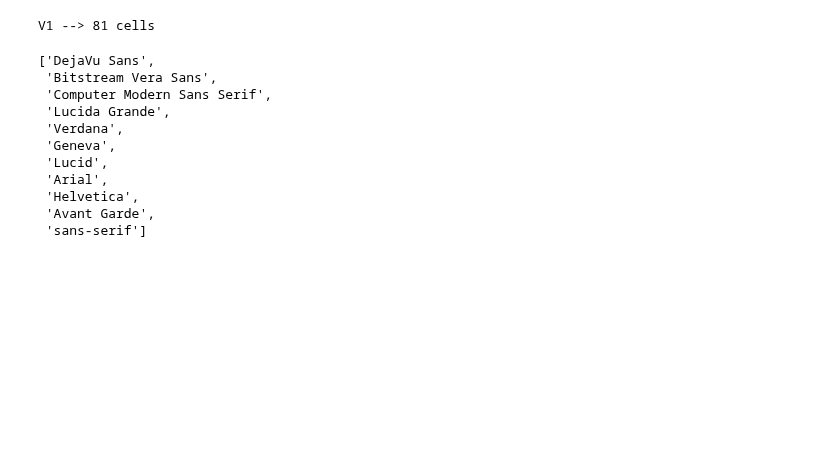
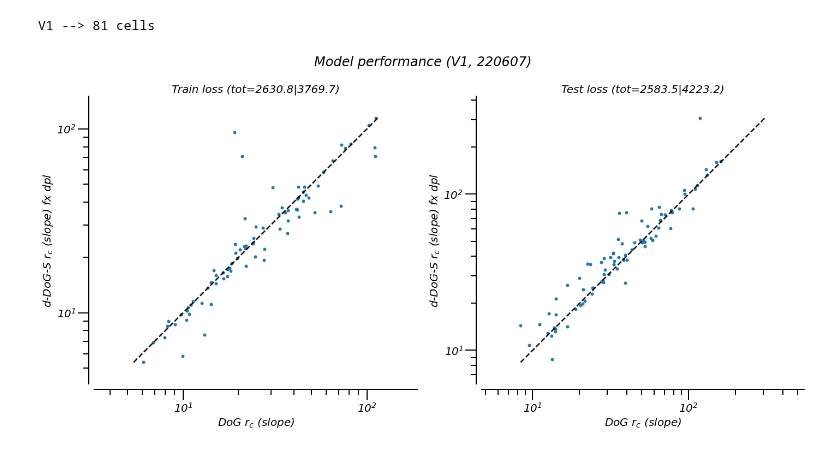
Before and after one commit to paul-levy/SF-diversity, a Jupyter notebook: 01_sfTuning_contrast.ipynb, the cells around one changed output. Cells and saved outputs as stored; diff of their text form; code cells hidden in the pictures; blank space fills up the shorter version.

```diff
--- a/01_sfTuning_contrast.ipynb
+++ b/01_sfTuning_contrast.ipynb
@@ -880,10 +881,15 @@ Now, what about cross-validation?
 thresh = -1e5;
 
 expDirs = ['V1']#, 'V1_BB']#, 'V1_orig'];
-joints = [7,7,9];
-whichMods = [1,3,3]; # sach (DoG), d-DoG-S
-nFreeParams = [2,5,3];
-names = [r'DoG $r_c$ (slope)', r'd-DoG-S $r_c$ (slope)', r'd-DoG-S $r_c$ (slope) fx dpl'];
+joints = [7,9];
+whichMods = [1,3]; # sach (DoG), d-DoG-S
+nFreeParams = [2,3];
+names = [r'DoG $r_c$ (slope)', r'd-DoG-S $r_c$ (slope) fx dpl'];
+
+# joints = [7,7,9];
+# whichMods = [1,3,3]; # sach (DoG), d-DoG-S
+# nFreeParams = [2,5,3];
+# names = [r'DoG $r_c$ (slope)', r'd-DoG-S $r_c$ (slope)', r'd-DoG-S $r_c$ (slope) fx dpl'];
 # joints = [7,7,8,9];
 # whichMods = [1,3,3,3]; # sach (DoG), d-DoG-S
 # nFreeParams = [2,5,4,3];
@@ -960,8 +966,6 @@ for expDir in expDirs:
                 f1f0_str = bb_get_resp_str(bb_compute_f1f0(curr_cell['sfBB_core'])[0] > 1);
                 curr_mod[c] = curr_mod[c][f1f0_str]['mask']; # overwrite so that we only have DC OR F1, only mask
 
-
-
             test_nll = curr_mod[c]['boot_NLL_cv_test'][0];
 
             if thresh>0:
@@ -1027,21 +1031,45 @@ for expDir in expDirs:
     if nlls_summary_all == []:
         nlls_summary_all = nlls_summary;
     else:
-        nlls_summary_all = np.vstack((nlls_summary_all, nlls_summary));
+        nlls_summary_all_test = np.vstack((nlls_summary_all, nlls_summary));
 # %% [output]
 V1 --> 81 cells
-# %%
-rcParams['font.sans-serif']
-# %% [output]
-['DejaVu Sans',
- 'Bitstream Vera Sans',
- 'Computer Modern Sans Serif',
- 'Lucida Grande',
- 'Verdana',
- 'Geneva',
- 'Lucid',
- 'Arial',
- 'Helvetica',
- 'Avant Garde',
- 'sans-serif']
+# %%
+# winners
+
+nrows, ncols = 1, 2;
+f, ax = plt.subplots(nrows, ncols, figsize=(ncols*10,nrows*10))
+use_norm = False;
+nCells = nlls_summary_all.shape[0]
+sns.despine(offset=10)
+
+norm_str = '_norm' if use_norm else ''
+by_ind = ['Train', 'Test'];
+
+for i in range(2): # first train, then test
+
+    ax[i].scatter(nlls_summary_all[:,0,i], nlls_summary_all[:,1,i])
+#     ax[i].scatter(*np.transpose(nlls_summary_all[:,:,i]))
+    mn,mx = np.nanmin(nlls_summary_all[:,:,i]), np.nanmax(nlls_summary_all[:,:,i])
+    ax[i].plot([mn,mx],[mn,mx],color='k',linestyle='--')
+    ax[i].set_xscale('log')
+    ax[i].set_yscale('log')
+    ax[i].set_xlabel('%s' % names[0])
+    ax[i].set_ylabel('%s' % names[1])
+    ax[i].axis('equal');
+    ax[i].set_title('%s loss (tot=%.1f|%.1f)' % (by_ind[i], *np.nansum(nlls_summary_all[::,i],axis=0)))
+
+f.suptitle('Model performance (V1, %s)' % date);
+f.tight_layout();
+
+# Now save, too
+saveName = "/01_02_02b_cvByCondWinners_%s%s%s.pdf" % (date, phAdj_str, norm_str);
+curr_dir = os.path.dirname(save_loc+saveName);
+if not os.path.exists(curr_dir):
+    os.makedirs(curr_dir);
+pdfSv = pltSave.PdfPages(save_loc + saveName);
+pdfSv.savefig(f); # only one figure here...
+pdfSv.close();
+# %% [output]
+[figure, added]
 # %%
```
Also changed, not shown: parts of 5 cells of this notebook, 3 other files.
